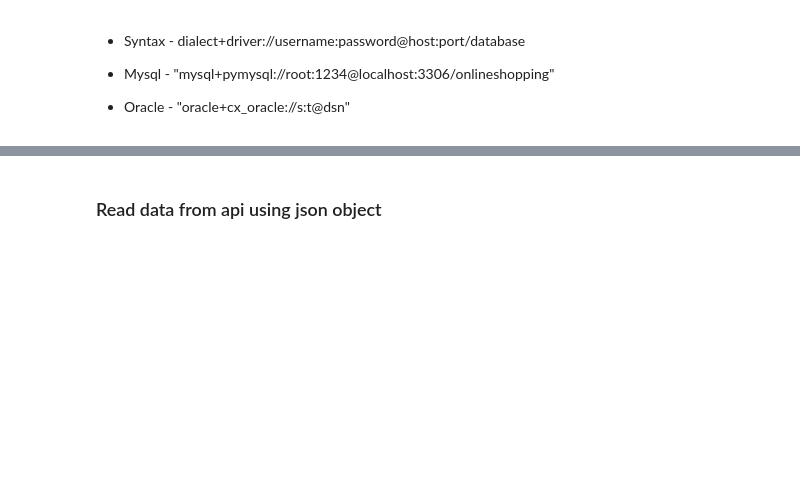
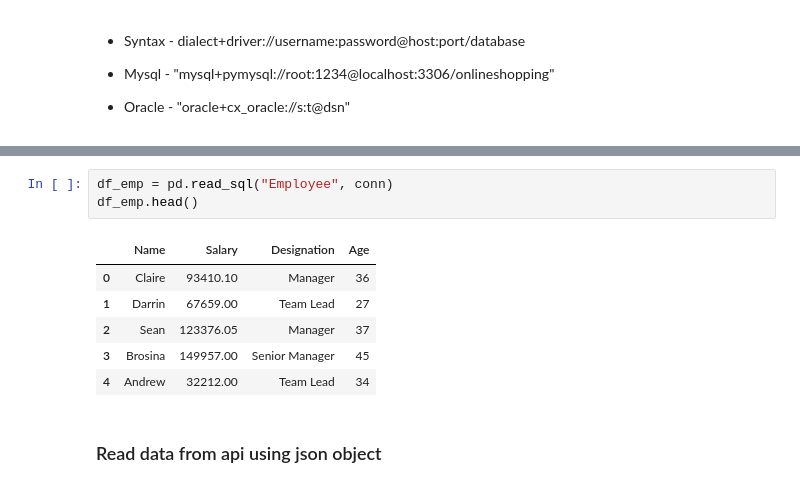
Before and after one commit to knowledge-corner/12_May_2025_Optum_Global, a Jupyter notebook: Classwork/Day - 2 classwork.ipynb, the cells around one changed output, grey strips where cells are left out. Drawn from its saved outputs; the diff is of its cells as text; blank space fills up the shorter version.

```diff
--- a/Classwork/Day - 2 classwork.ipynb
+++ b/Classwork/Day - 2 classwork.ipynb
@@ -418,3 +464,13 @@ conn
+# %%
+df_emp = pd.read_sql("Employee", conn)
+df_emp.head()
+# %% [output]
+|  | Name | Salary | Designation | Age |
+| 0 | Claire | 93410.10 | Manager | 36 |
+| 1 | Darrin | 67659.00 | Team Lead | 27 |
+| 2 | Sean | 123376.05 | Manager | 37 |
+| 3 | Brosina | 149957.00 | Senior Manager | 45 |
+| 4 | Andrew | 32212.00 | Team Lead | 34 |
 # %% [markdown]
 ### Read data from api using json object
 # %%
```
Also changed, not shown: parts of 15 cells of this notebook, 1 other file.
